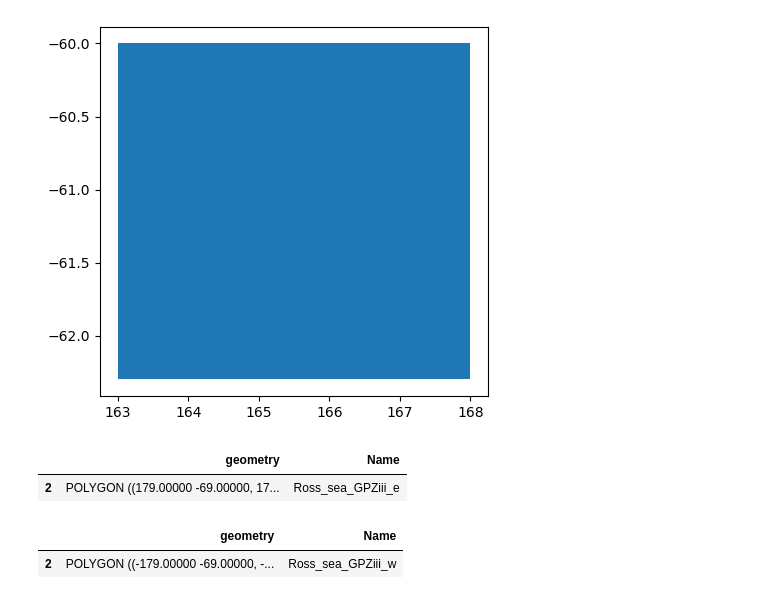
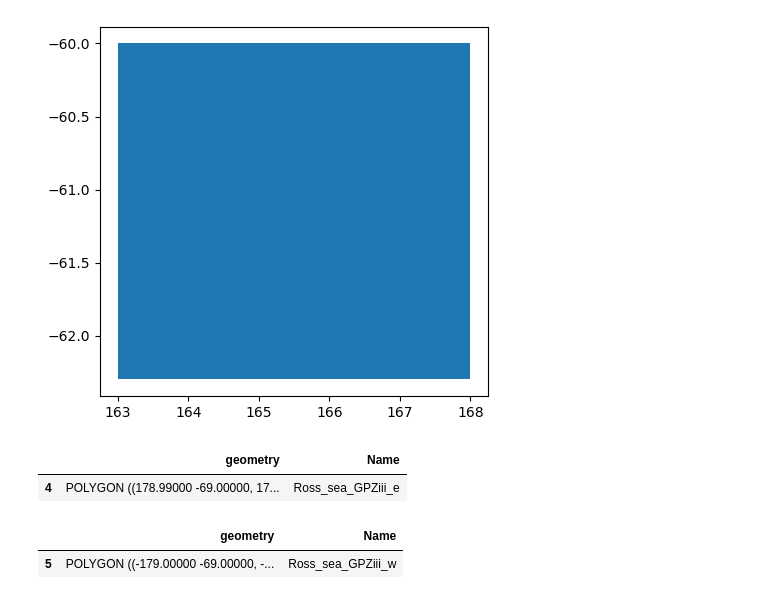
Before and after one commit to AnaelleDurfort/Key_Areas_krill_carbon_sequestration, a Jupyter notebook: data_envir/MPA/Define_Ross_Sea_MPA.ipynb, the cells around one changed output. Cells and saved outputs as stored; diff of their text form; code cells hidden in the pictures.

```diff
--- a/data_envir/MPA/Define_Ross_Sea_MPA.ipynb
+++ b/data_envir/MPA/Define_Ross_Sea_MPA.ipynb
@@ -94,21 +94,21 @@ df2.geometry.plot()
 # %%
 # Coordinates GPZ iii
 # Make 2 polygons for the eastern and western sides of the MPA
 coordinates = [
-    (179, -69),
-    (179, -66.45),
+    (178.99, -69), # avoid border effect on longitude when clipping
+    (178.99, -66.45), # avoid border effect on longitude when clipping
     (180, -66.45),
     (180, -69)
 ]
 
 
 polygon = Polygon(coordinates)
-df31 = gpd.GeoDataFrame(index=[2], geometry=[polygon], crs="EPSG:4326")
+df31 = gpd.GeoDataFrame(index=[4], geometry=[polygon], crs="EPSG:4326")
 df31['Name'] = 'Ross_sea_GPZiii_e'
 df31
 # %% [output]
 |  | geometry | Name |
-| 2 | POLYGON ((179.00000 -69.00000, 17... | Ross_sea_GPZiii_e |
+| 4 | POLYGON ((178.99000 -69.00000, 17... | Ross_sea_GPZiii_e |
 # %%
 # Coordinates GPZ iii
 # Make 2 polygons for the eastern and western sides of the MPA
@@ -121,11 +121,11 @@ coordinates = [
 
 
 polygon = Polygon(coordinates)
-df32 = gpd.GeoDataFrame(index=[2], geometry=[polygon], crs="EPSG:4326")
+df32 = gpd.GeoDataFrame(index=[5], geometry=[polygon], crs="EPSG:4326")
 df32['Name'] = 'Ross_sea_GPZiii_w'
 df32
 # %% [output]
 |  | geometry | Name |
-| 2 | POLYGON ((-179.00000 -69.00000, -... | Ross_sea_GPZiii_w |
+| 5 | POLYGON ((-179.00000 -69.00000, -... | Ross_sea_GPZiii_w |
 # %%
 df = pd.concat([df11, df12, df2, df31, df32])
```
Also changed, not shown: parts of 3 cells of this notebook, 4 other files.
